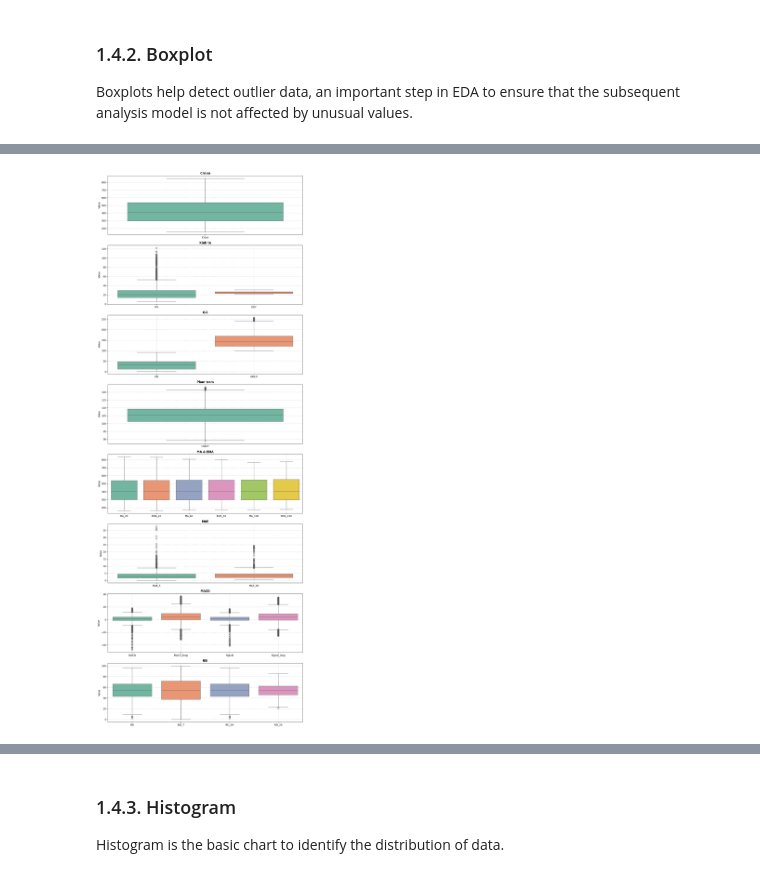
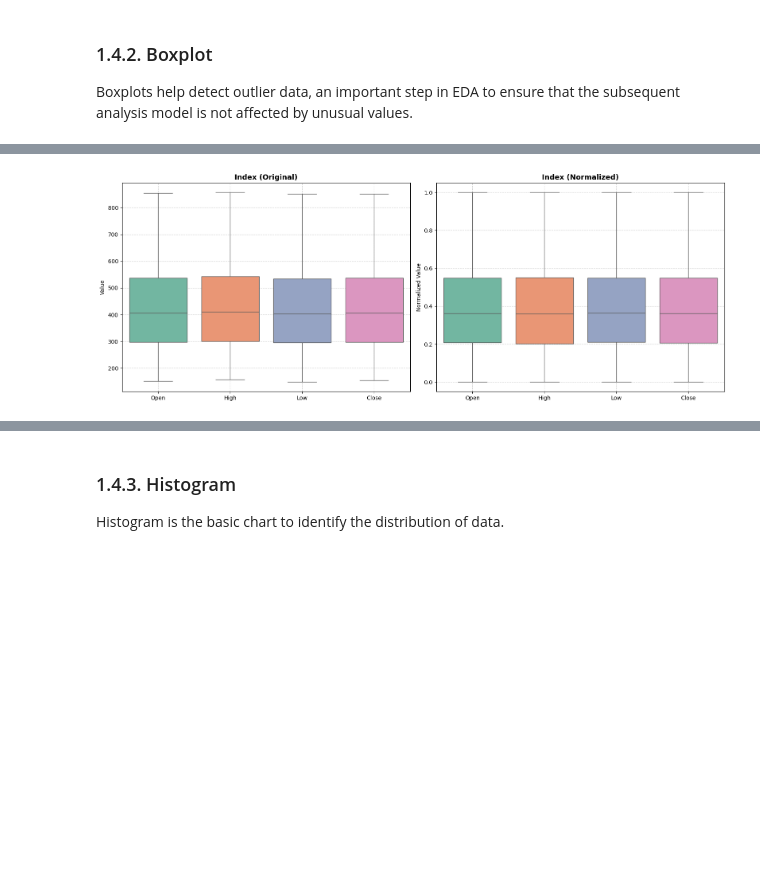
Before and after one commit to VictorNguyenLPN/sp500-dav, a Jupyter notebook: notebook_qhuy.ipynb, the cells around one changed output, grey strips where cells are left out. Saved outputs shown, nothing was run; the diff lists cells and outputs as text; code cells hidden in the pictures; blank space fills up the shorter version.

```diff
--- a/notebook_qhuy.ipynb
+++ b/notebook_qhuy.ipynb
@@ -149,3 +34,5 @@ for p in [7, 14, 28]:
+# %%
+aug_data = pd.read_csv("data/v5.csv", index_col=0)
 # %% [markdown]
 # **1. EDA**
 # %% [markdown]
@@ -170,7 +99,7 @@ New shape: (3518, 28)
 # %% [markdown]
 ## 1.3. Statistical Analysis
 # %%
-data = cropped_data.copy()
+data = aug_data.copy()
 
 def statistical_analysis(df: pd.DataFrame) -> dict:
     result = {
@@ -253,31 +180,66 @@ fig.show()
 Boxplots help detect outlier data, an important step in EDA to ensure that the subsequent analysis model is not affected by unusual values.
 # %%
 groups = {
-    "Chi so": ['Close'],
-    'Kinh te': [ 'VIX', 'DXY'],
-    "Giá": ['OIL', 'GOLD'],
-    "Phan tram": ['US10Y'],
-    "MA & EMA": ['MA_20', 'EMA_20', 'MA_60', 'EMA_60', 'MA_120', 'EMA_120'],
-    "MAE": ['MAE_5', 'MAE_20'],
+    # "Volume": ["Volume"],
+    "Index": ["Open", "High", "Low", "Close"],
+    'Economics': [ 'VIX', 'DXY', 'CPI_US'],
+    "MA & EMA": ['MA_20', 'EMA_20', 'MA_60', 'EMA_60', 'MA_120', 'EMA_120', 'MA_360', 'EMA_360'],
+    "MAE": ['MAE_20', 'MAE_60', 'MAE_120', 'MAE_360',],
     "MACD": ['MACD', 'MACD_long', 'Signal', 'Signal_long'],
-    "RSI": ['RSI', 'RSI_7', 'RSI_14', 'RSI_28']
+    "RSI": ['RSI_7', 'RSI_14', 'RSI_28', 'RSI_56']
 }
 
-fig, axes = plt.subplots(len(groups), 1, figsize=(12, 4*len(groups)))
+for title, cols_in_group in groups.items():
+    fig, axes = plt.subplots(1, 2, figsize=(16, 6))
 
-for ax, (title, cols_in_group) in zip(axes, groups.items()):
-    data_melted = data.melt(value_vars=cols_in_group,
-                            var_name="Value Type", value_name="Value")
-    sns.boxplot(x="Value Type", y="Value", data=data_melted,
-                ax=ax, palette="Set2", order=cols_in_group)
-    ax.set_title(title, fontsize=12, fontweight='bold')
-    ax.set_xlabel("")
-    ax.grid(True, linestyle="--", alpha=0.6)
+    data_melted = data.melt(
+        value_vars=cols_in_group,
+        var_name="Value Type",
+        value_name="Value"
+    )
+    sns.boxplot(
+        x="Value Type",
+        y="Value",
+        data=data_melted,
+        palette="Set2",
+        order=cols_in_group,
+        ax=axes[0]
+    )
+    axes[0].set_title(f"{title} (Original)", fontsize=13, fontweight='bold')
+    axes[0].set_xlabel("")
+    axes[0].set_ylabel("Value")
+    axes[0].grid(True, linestyle="--", alpha=0.6)
 
-plt.tight_layout()
-plt.savefig(os.path.join(FIG_DIR, "boxplot_grouped.png"), dpi=150)
-plt.show()
-plt.close()
+    scaler = MinMaxScaler()
+    data_norm = data[cols_in_group].copy()
+    data_norm = pd.DataFrame(
+        scaler.fit_transform(data_norm),
+        columns=cols_in_group,
+        index=data.index
+    )
+    data_norm_melted = data_norm.melt(
+        value_vars=cols_in_group,
+        var_name="Value Type",
+        value_name="Value"
+    )
+    sns.boxplot(
+        x="Value Type",
+        y="Value",
+        data=data_norm_melted,
+        palette="Set2",
+        order=cols_in_group,
+        ax=axes[1]
+    )
+    axes[1].set_title(f"{title} (Normalized)", fontsize=13, fontweight='bold')
+    axes[1].set_xlabel("")
+    axes[1].set_ylabel("Normalized Value")
+    axes[1].grid(True, linestyle="--", alpha=0.6)
+
+    plt.tight_layout()
+    save_path = os.path.join(FIG_DIR, f"boxplot_{title.replace(' ', '_')}_compare.png")
+    plt.savefig(save_path, dpi=150)
+    plt.show()
+    plt.close()
 # %% [output]
 Passing `palette` without assigning `hue` is deprecated and will be removed in v0.14.0. Assign the `x` variable to `hue` and set `legend=False` for the same effect.
 
@@ -299 +251 @@ Passing `palette` without assigning `hue` is deprecated and will be removed in v
-[figure, old version]
+[figure, new version]
```
Also changed, not shown: parts of 22 cells of this notebook, 41 other files.
